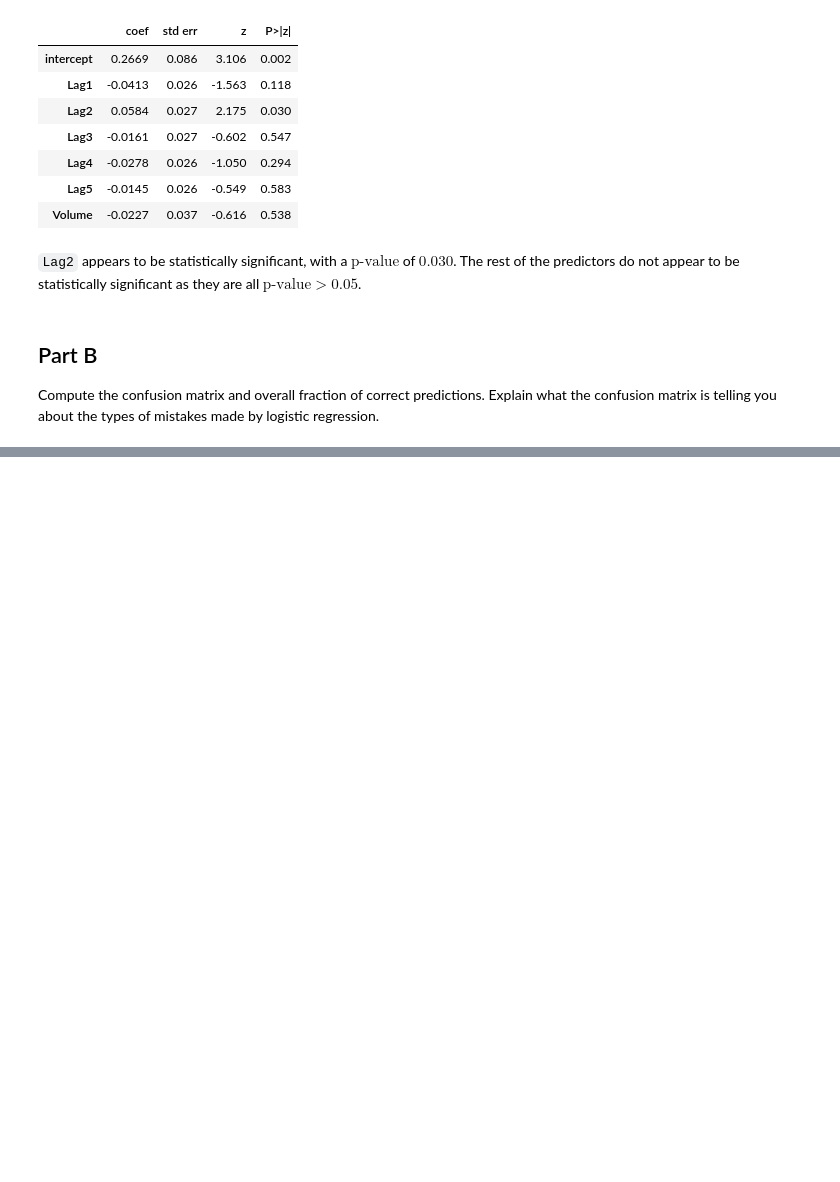
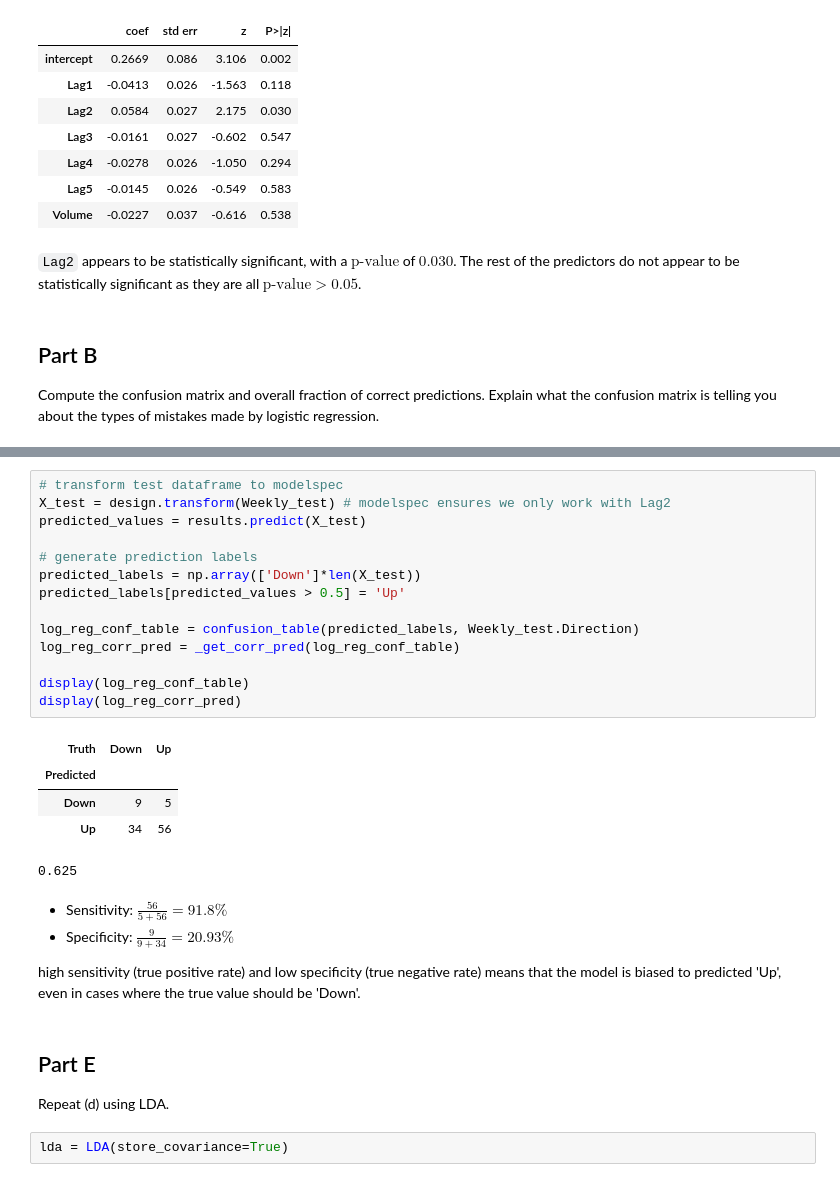
Before and after one commit to anchitrao/islp, a Jupyter notebook: chapter4/exercises/ex_13.ipynb, the cells around one changed output, grey strips where cells are left out. Cells and saved outputs as stored; diff of their text form; blank space fills up the shorter version.

```diff
--- a/chapter4/exercises/ex_13.ipynb
+++ b/chapter4/exercises/ex_13.ipynb
@@ -128,0 +168,31 @@ np.mean(labels == Weekly.Direction)
+# %%
+# transform test dataframe to modelspec
+X_test = design.transform(Weekly_test) # modelspec ensures we only work with Lag2
+predicted_values = results.predict(X_test)
+
+# generate prediction labels
+predicted_labels = np.array(['Down']*len(X_test))
+predicted_labels[predicted_values > 0.5] = 'Up'
+
+log_reg_conf_table = confusion_table(predicted_labels, Weekly_test.Direction)
+log_reg_corr_pred = _get_corr_pred(log_reg_conf_table)
+
+display(log_reg_conf_table)
+display(log_reg_corr_pred)
+# %% [output]
+| Truth | Down | Up |
+| Predicted |  |  |
+| Down | 9 | 5 |
+| Up | 34 | 56 |
+0.625
+# %% [markdown]
+- Sensitivity: $\frac{56}{5+56}=91.8\%$
+- Specificity: $\frac{9}{9+34}=20.93\%$
+
+high sensitivity (true positive rate) and low specificity (true negative rate) means that the model is biased to predicted 'Up', even in cases where the true value should be 'Down'.
+# %% [markdown]
+## Part E
+
+Repeat (d) using LDA.
+# %%
+lda = LDA(store_covariance=True)
```
Also changed, not shown: parts of 15 cells of this notebook, 1 other file.
